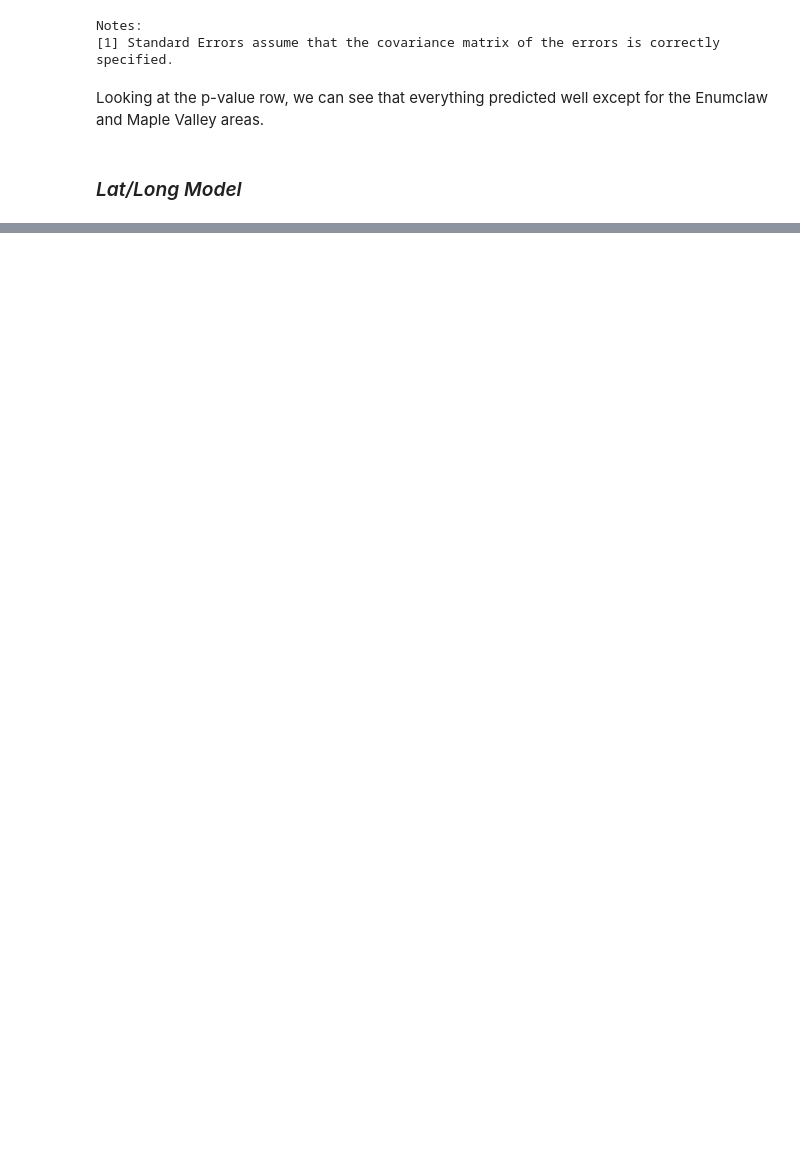
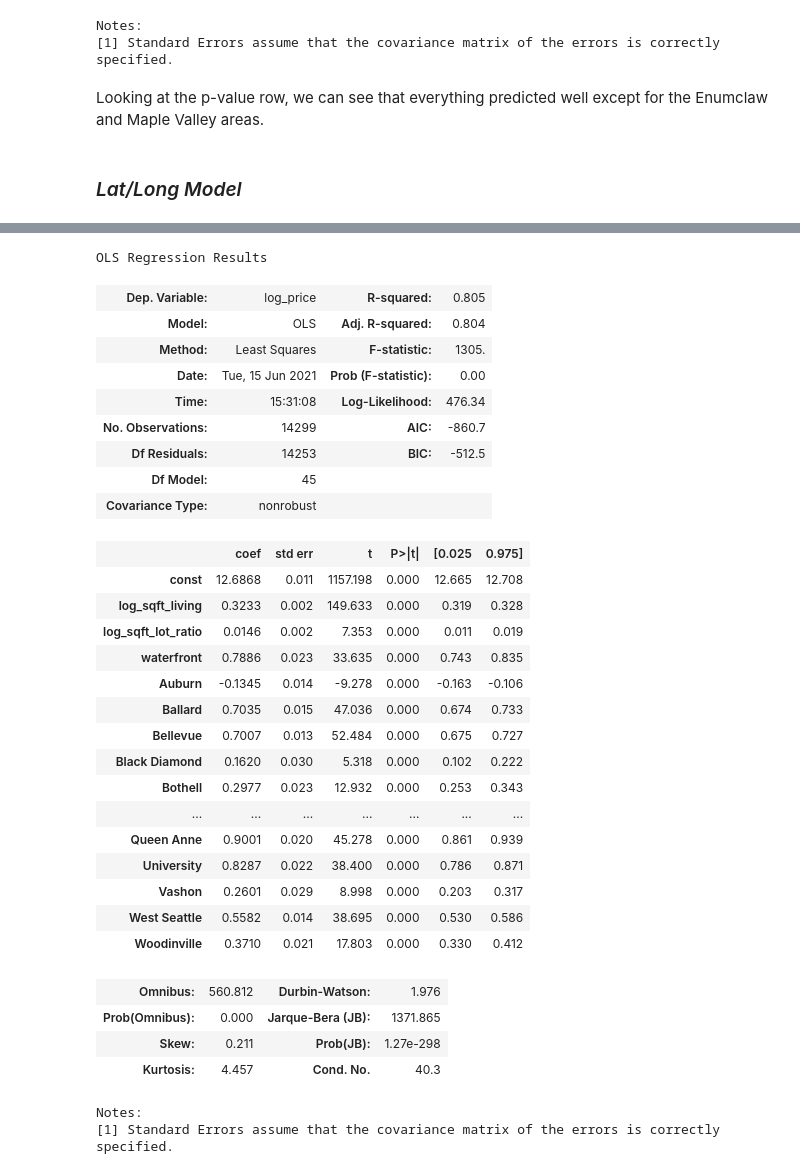
Before and after one commit to jonnyhof/kings_county_housing_analysis, a Jupyter notebook: jonny_king_county_analysis.ipynb, the cells around one changed output, grey strips where cells are left out. Drawn from its saved outputs; the diff is of its cells as text; code cells hidden in the pictures; blank space fills up the shorter version.

```diff
--- a/jonny_king_county_analysis.ipynb
+++ b/jonny_king_county_analysis.ipynb
@@ -776,0 +723,35 @@ def print_metrics(y_tr, tr_pred, y_te, te_pred, log=False):
+# %%
+results_kc.summary()
+# %% [output]
+OLS Regression Results
+| Dep. Variable: | log_price | R-squared: | 0.805 |
+| Model: | OLS | Adj. R-squared: | 0.804 |
+| Method: | Least Squares | F-statistic: | 1305. |
+| Date: | Tue, 15 Jun 2021 | Prob (F-statistic): | 0.00 |
+| Time: | 15:31:08 | Log-Likelihood: | 476.34 |
+| No. Observations: | 14299 | AIC: | -860.7 |
+| Df Residuals: | 14253 | BIC: | -512.5 |
+| Df Model: | 45 |  |  |
+| Covariance Type: | nonrobust |  |  |
+|  | coef | std err | t | P>|t| | [0.025 | 0.975] |
+| const | 12.6868 | 0.011 | 1157.198 | 0.000 | 12.665 | 12.708 |
+| log_sqft_living | 0.3233 | 0.002 | 149.633 | 0.000 | 0.319 | 0.328 |
+| log_sqft_lot_ratio | 0.0146 | 0.002 | 7.353 | 0.000 | 0.011 | 0.019 |
+| waterfront | 0.7886 | 0.023 | 33.635 | 0.000 | 0.743 | 0.835 |
+| Auburn | -0.1345 | 0.014 | -9.278 | 0.000 | -0.163 | -0.106 |
+| Ballard | 0.7035 | 0.015 | 47.036 | 0.000 | 0.674 | 0.733 |
+| Bellevue | 0.7007 | 0.013 | 52.484 | 0.000 | 0.675 | 0.727 |
+| Black Diamond | 0.1620 | 0.030 | 5.318 | 0.000 | 0.102 | 0.222 |
+| Bothell | 0.2977 | 0.023 | 12.932 | 0.000 | 0.253 | 0.343 |
+| ... | ... | ... | ... | ... | ... | ... |
+| Queen Anne | 0.9001 | 0.020 | 45.278 | 0.000 | 0.861 | 0.939 |
+| University | 0.8287 | 0.022 | 38.400 | 0.000 | 0.786 | 0.871 |
+| Vashon | 0.2601 | 0.029 | 8.998 | 0.000 | 0.203 | 0.317 |
+| West Seattle | 0.5582 | 0.014 | 38.695 | 0.000 | 0.530 | 0.586 |
+| Woodinville | 0.3710 | 0.021 | 17.803 | 0.000 | 0.330 | 0.412 |
+| Omnibus: | 560.812 | Durbin-Watson: | 1.976 |
+| Prob(Omnibus): | 0.000 | Jarque-Bera (JB): | 1371.865 |
+| Skew: | 0.211 | Prob(JB): | 1.27e-298 |
+| Kurtosis: | 4.457 | Cond. No. | 40.3 |
+Notes:
+[1] Standard Errors assume that the covariance matrix of the errors is correctly specified.
```
Also changed, not shown: parts of 31 cells of this notebook.
